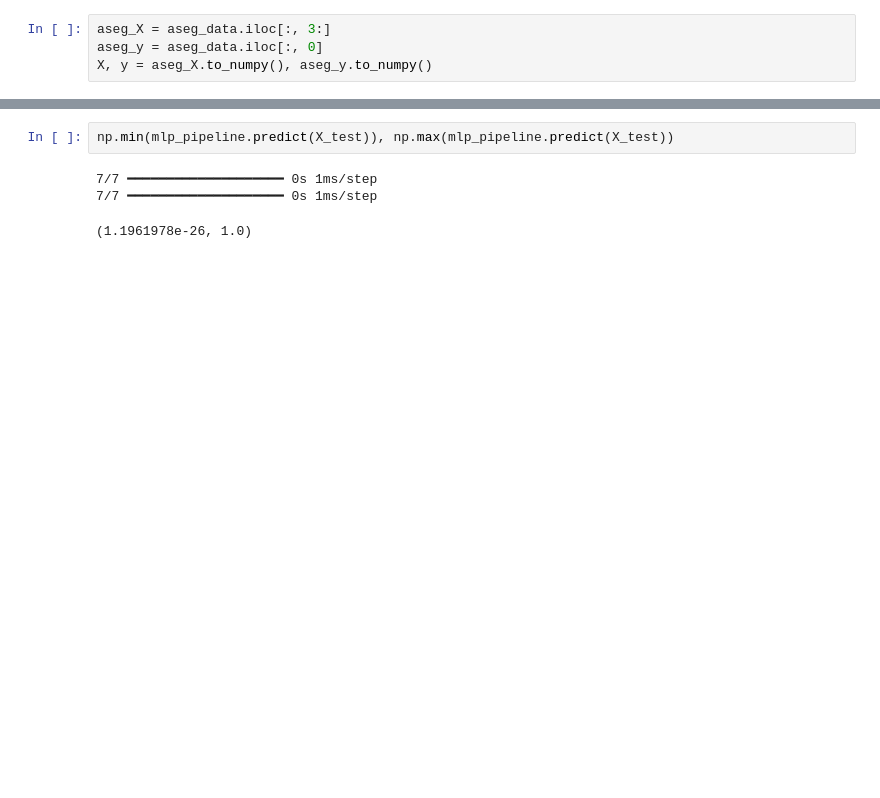
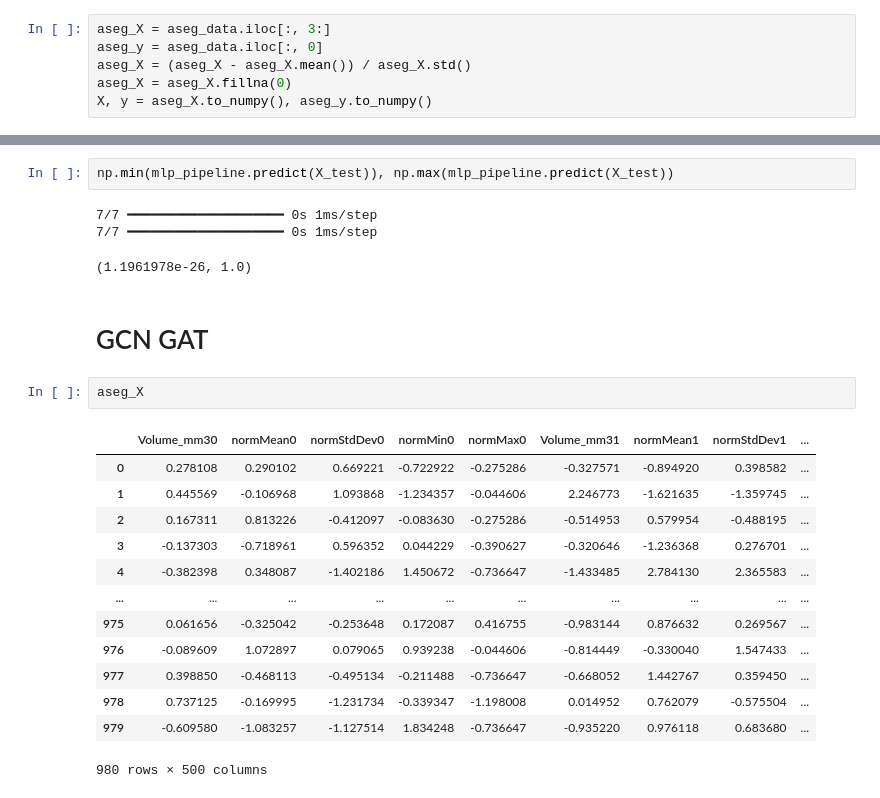
Before and after one commit to bu-bu-xxx/PDSrepo, a Jupyter notebook: zqy/code/ml.ipynb, the cells around one changed output, grey strips where cells are left out. Drawn from its saved outputs; the diff is of its cells as text; blank space fills up the shorter version.

```diff
--- a/zqy/code/ml.ipynb
+++ b/zqy/code/ml.ipynb
@@ -17,6 +17,8 @@ aseg_data.head()
 # %%
 aseg_X = aseg_data.iloc[:, 3:]
 aseg_y = aseg_data.iloc[:, 0]
+aseg_X = (aseg_X - aseg_X.mean()) / aseg_X.std()
+aseg_X = aseg_X.fillna(0)
 X, y = aseg_X.to_numpy(), aseg_y.to_numpy()
 # %%
 X[:5 ,:5]
@@ -228,3 +239,21 @@ np.min(mlp_pipeline.predict(X_test)), np.max(mlp_pipeline.predict(X_test))
 7/7 ━━━━━━━━━━━━━━━━━━━━ 0s 1ms/step
 7/7 ━━━━━━━━━━━━━━━━━━━━ 0s 1ms/step
 (1.1961978e-26, 1.0)
+# %% [markdown]
+# GCN GAT
+# %%
+aseg_X
+# %% [output]
+|  | Volume_mm30 | normMean0 | normStdDev0 | normMin0 | normMax0 | Volume_mm31 | normMean1 | normStdDev1 | ... |
+| 0 | 0.278108 | 0.290102 | 0.669221 | -0.722922 | -0.275286 | -0.327571 | -0.894920 | 0.398582 | ... |
+| 1 | 0.445569 | -0.106968 | 1.093868 | -1.234357 | -0.044606 | 2.246773 | -1.621635 | -1.359745 | ... |
+| 2 | 0.167311 | 0.813226 | -0.412097 | -0.083630 | -0.275286 | -0.514953 | 0.579954 | -0.488195 | ... |
+| 3 | -0.137303 | -0.718961 | 0.596352 | 0.044229 | -0.390627 | -0.320646 | -1.236368 | 0.276701 | ... |
+| 4 | -0.382398 | 0.348087 | -1.402186 | 1.450672 | -0.736647 | -1.433485 | 2.784130 | 2.365583 | ... |
+| ... | ... | ... | ... | ... | ... | ... | ... | ... | ... |
+| 975 | 0.061656 | -0.325042 | -0.253648 | 0.172087 | 0.416755 | -0.983144 | 0.876632 | 0.269567 | ... |
+| 976 | -0.089609 | 1.072897 | 0.079065 | 0.939238 | -0.044606 | -0.814449 | -0.330040 | 1.547433 | ... |
+| 977 | 0.398850 | -0.468113 | -0.495134 | -0.211488 | -0.736647 | -0.668052 | 1.442767 | 0.359450 | ... |
+| 978 | 0.737125 | -0.169995 | -1.231734 | -0.339347 | -1.198008 | 0.014952 | 0.762079 | -0.575504 | ... |
+| 979 | -0.609580 | -1.083257 | -1.127514 | 1.834248 | -0.736647 | -0.935220 | 0.976118 | 0.683680 | ... |
+980 rows × 500 columns
```
Also changed, not shown: parts of 34 cells of this notebook, 4 other files.
